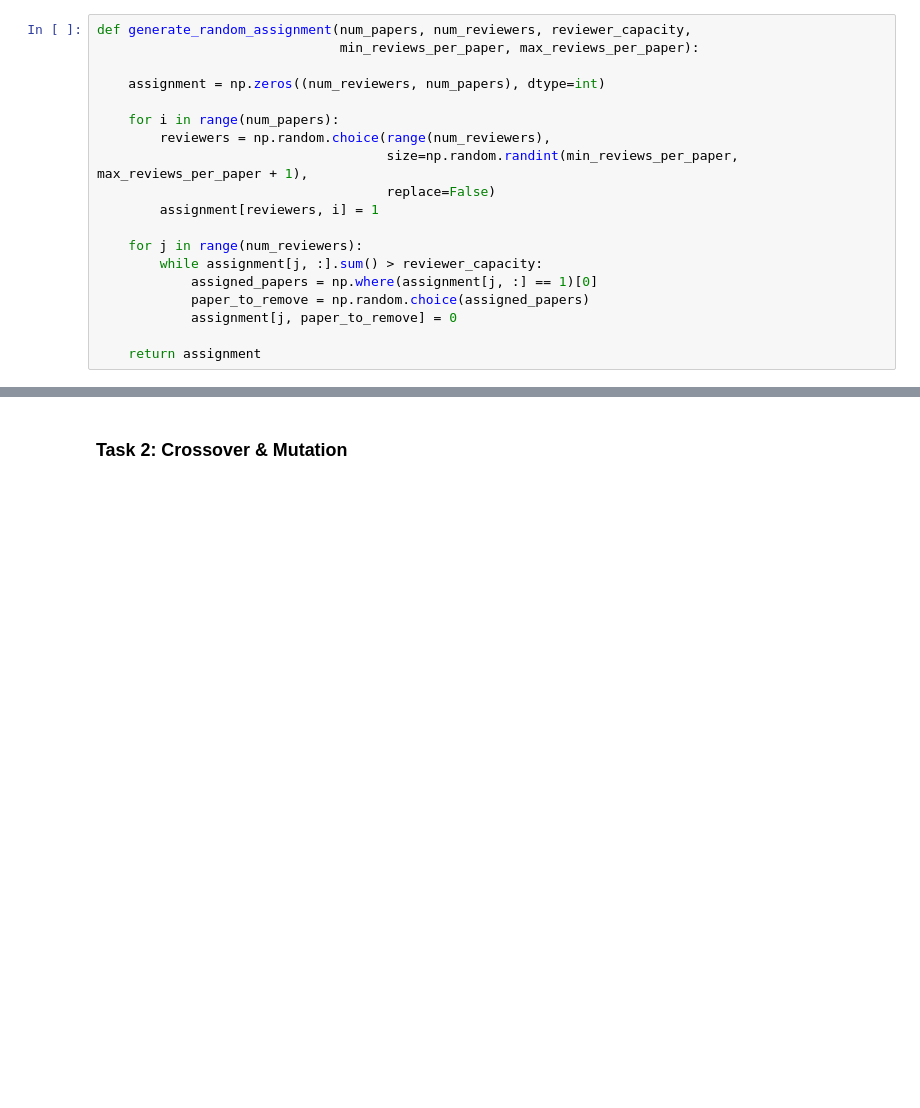
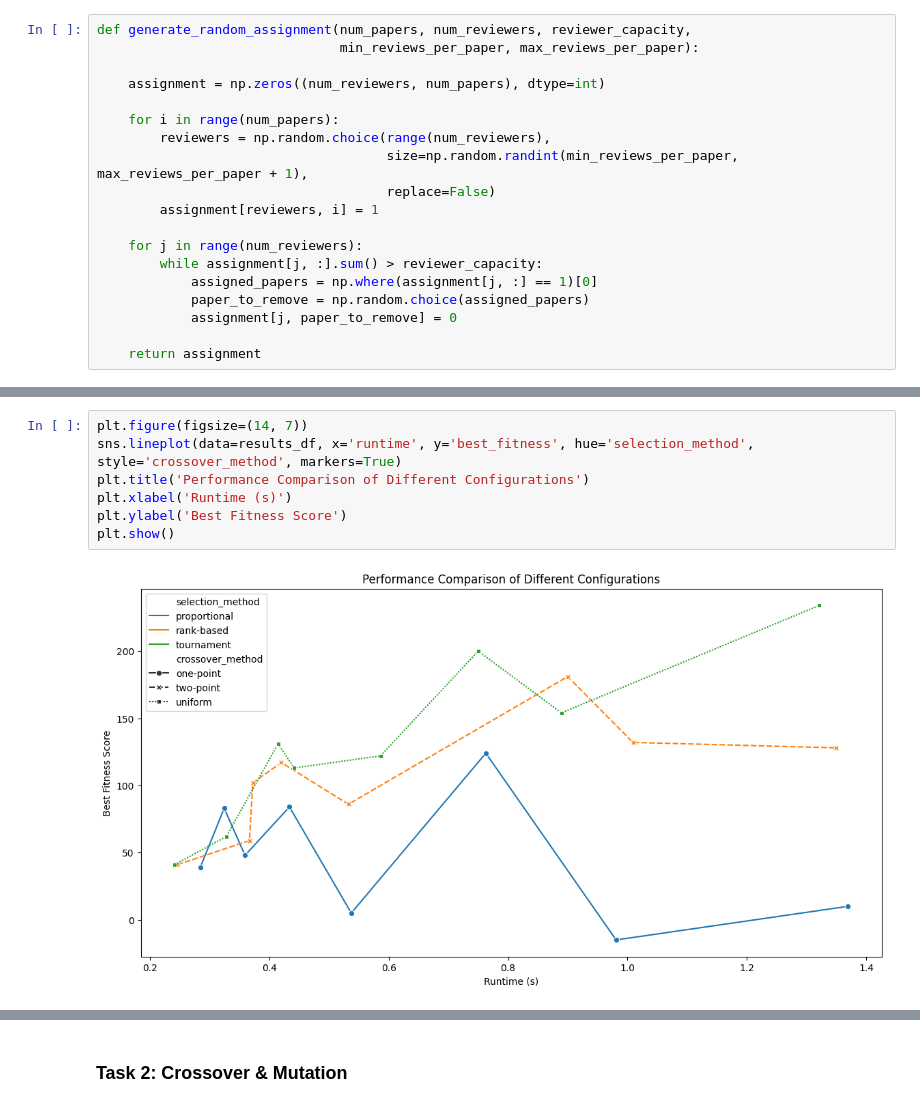
Before and after one commit to ddjorlev/IS-Seminary-1, a Jupyter notebook: seminary1.ipynb, the cells around one changed output, grey strips where cells are left out. Drawn from its saved outputs; the diff is of its cells as text; blank space fills up the shorter version.

```diff
--- a/seminary1.ipynb
+++ b/seminary1.ipynb
@@ -356,0 +432,9 @@ Generation 12: Best Fitness = 40
+# %%
+plt.figure(figsize=(14, 7))
+sns.lineplot(data=results_df, x='runtime', y='best_fitness', hue='selection_method', style='crossover_method', markers=True)
+plt.title('Performance Comparison of Different Configurations')
+plt.xlabel('Runtime (s)')
+plt.ylabel('Best Fitness Score')
+plt.show()
+# %% [output]
+[figure, added]
```
Also changed, not shown: parts of 9 cells of this notebook.
